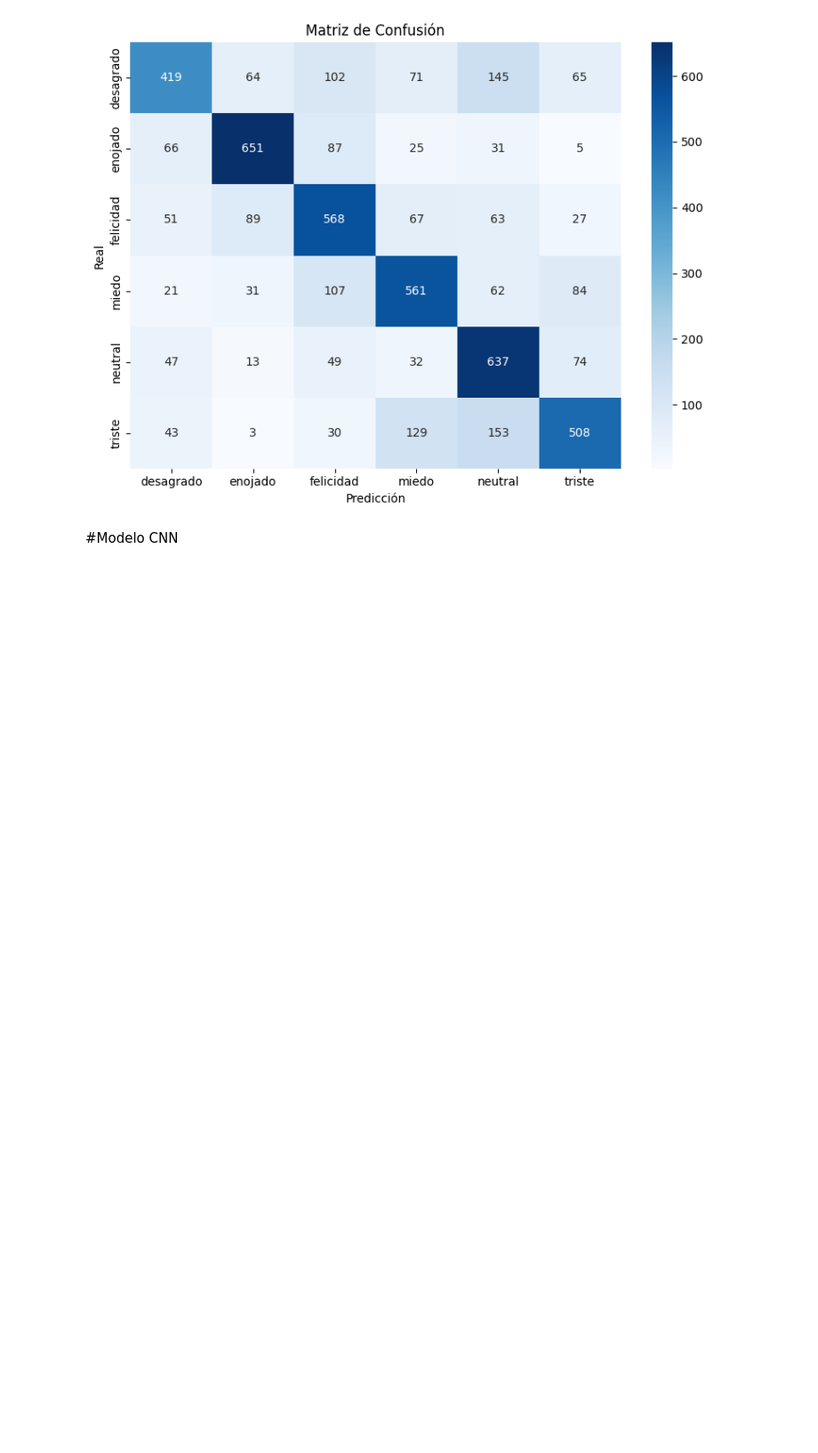
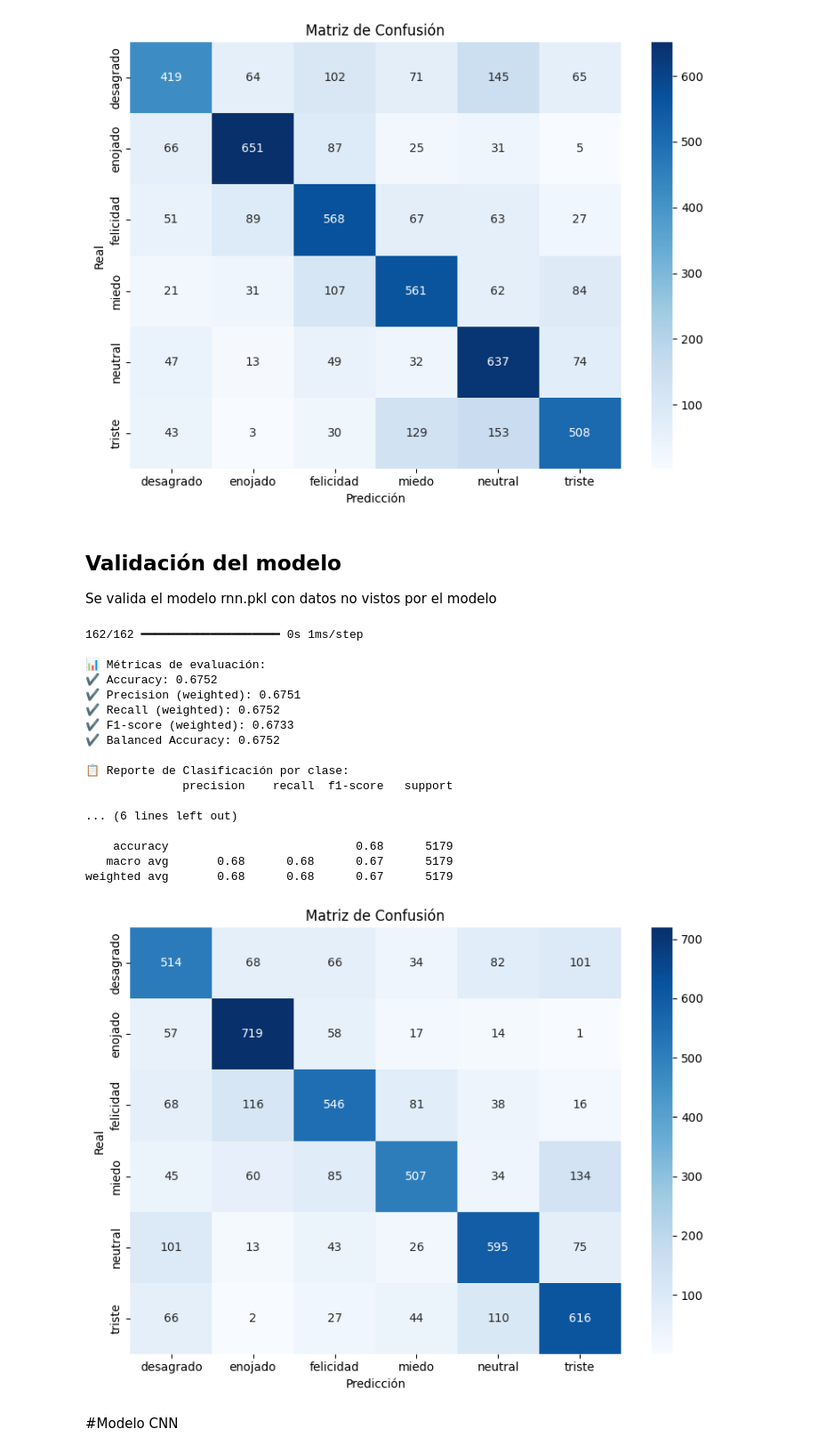
Before and after one commit to Grupo5-audio/ProyectoFinalG5, a Jupyter notebook: main.ipynb, the cells around one changed output. Shown at 89% size. Cells and saved outputs as stored; diff of their text form; code cells hidden in the pictures; blank space fills up the shorter version.

```diff
--- a/main.ipynb
+++ b/main.ipynb
@@ -330,6 +330,63 @@ Epoch 20/20
    macro avg       0.65      0.65      0.64      5180
 weighted avg       0.65      0.65      0.64      5180
 [figure]
+# %% [markdown]
+## Validación del modelo
+
+Se valida el modelo rnn.pkl con datos no vistos por el modelo
+# %%
+import pandas as pd
+import numpy as np
+import seaborn as sns
+import matplotlib.pyplot as plt
+import joblib
+import os
+import sys
+from sklearn.preprocessing import OneHotEncoder
+from sklearn.metrics import confusion_matrix, classification_report, accuracy_score
+from models.metrics import metrics_values
+
+data_path = "src/"
+
+# 🏷️ Cargar nombres de clases (emociones)
+class_labels_path = os.path.join(data_path, "class_labels.npy")
+if os.path.exists(class_labels_path):
+    class_names = np.load(class_labels_path, allow_pickle=True)
+else:
+    raise FileNotFoundError("❌ No se encontró el archivo class_labels.npy con los nombres de las emociones.")
+
+
+x_val, y_val, feature_names = joblib.load(os.path.join(data_path, "val.pkl"))
+
+model_rnn = joblib.load("models/rn_model.pkl")
+
+#Hacer predicciones
+y_pred = model_rnn.predict(x_val)
+
+# Convertir a etiquetas
+y_pred_labels = np.argmax(y_pred, axis=1)
+y_val_labels = np.argmax(y_val, axis=1)
+
+metrics_values(y_val_labels, y_pred_labels, class_names)
+# %% [output]
+162/162 ━━━━━━━━━━━━━━━━━━━━ 0s 1ms/step
+
+📊 Métricas de evaluación:
+✔️ Accuracy: 0.6752
+✔️ Precision (weighted): 0.6751
+✔️ Recall (weighted): 0.6752
+✔️ F1-score (weighted): 0.6733
+✔️ Balanced Accuracy: 0.6752
+
+📋 Reporte de Clasificación por clase:
+              precision    recall  f1-score   support
+
+... (6 lines left out)
+
+    accuracy                           0.68      5179
+   macro avg       0.68      0.68      0.67      5179
+weighted avg       0.68      0.68      0.67      5179
+[figure, added]
 # %% [markdown]
 #Modelo CNN
 # %%
```
Also changed, not shown: parts of 3 cells of this notebook.
